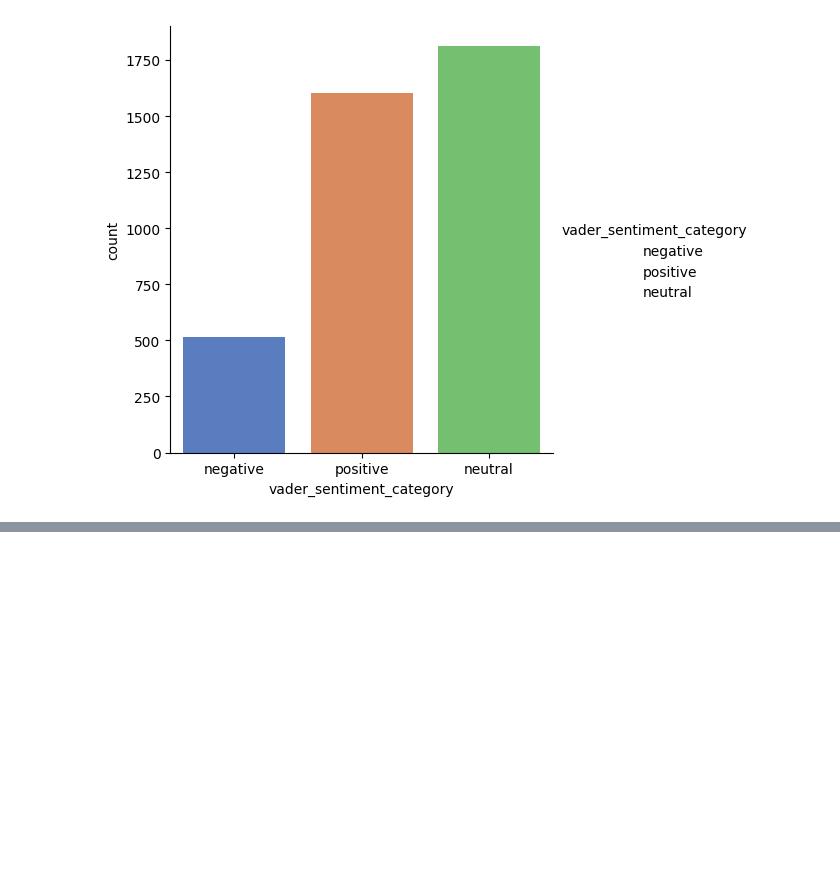
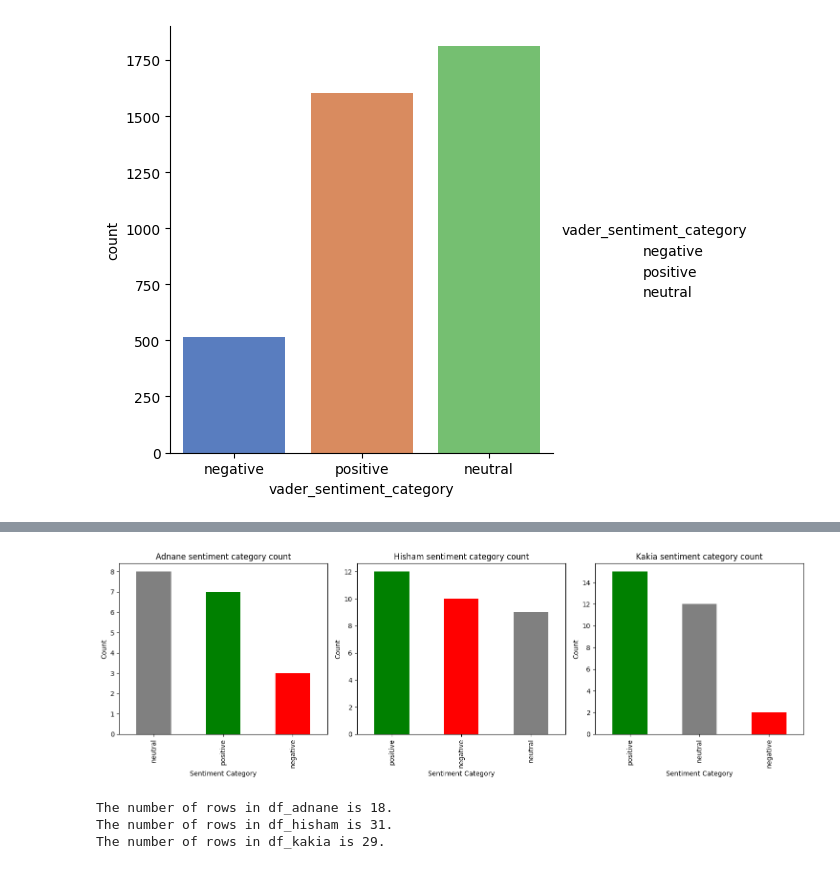
Before and after one commit to leroyokosi/msc_whatsapp_analysis, a Jupyter notebook: code.ipynb, the cells around one changed output, grey strips where cells are left out. Drawn from its saved outputs; the diff is of its cells as text; code cells hidden in the pictures; blank space fills up the shorter version.

Commit message:
Sentiment Analysis per lecturer

```diff
--- a/code.ipynb
+++ b/code.ipynb
@@ -197,0 +267,8 @@ df.head(10)
+# %%
+# Create a new DataFrame that only contains the rows with the word 'hisham' or 'Hisham' in the 'Message' column
+df_hisham = df[df['Message'].str.contains('hisham|Hisham', na=False)]
+
+# Select only the required columns
+df_hisham = df_hisham[['User', 'Message', 'DateTime', 'vader_compound', 'vader_sentiment_category']]
+
+df_hisham.head()
@@ -197,0 +282,8 @@ df.head(10)
+# %%
+# Create a new DataFrame that only contains the rows with the word 'kakia' or 'Kakia' in the 'Message' column
+df_kakia = df[df['Message'].str.contains('kakia|Kakia', na=False)]
+
+# Select only the required columns
+df_kakia = df_kakia[['User', 'Message', 'DateTime', 'vader_compound', 'vader_sentiment_category']]
+
+df_kakia.head()
@@ -197,0 +297,49 @@ df.head(10)
+# %%
+import matplotlib.pyplot as plt
+
+fig, axs = plt.subplots(1, 3, figsize=(15, 5))
+
+# Get the counts of each category for Adnane
+category_counts_adnane = df_adnane['vader_sentiment_category'].value_counts()
+
+# Plot a bar graph for Adnane
+category_counts_adnane.plot(kind='bar', color=['grey', 'green', 'red'], ax=axs[0])
+axs[0].set_xlabel('Sentiment Category')
+axs[0].set_ylabel('Count')
+axs[0].set_title('Adnane sentiment category count')
+
+# Get the counts of each category for Hisham
+category_counts_hisham = df_hisham['vader_sentiment_category'].value_counts()
+
+# Plot a bar graph for Hisham
+category_counts_hisham.plot(kind='bar', color=['green', 'red', 'grey'], ax=axs[1])
+axs[1].set_xlabel('Sentiment Category')
+axs[1].set_ylabel('Count')
+axs[1].set_title('Hisham sentiment category count')
+
+# Get the counts of each category for Kakia
+category_counts_kakia = df_kakia['vader_sentiment_category'].value_counts()
+
+# Plot a bar graph for Kakia
+category_counts_kakia.plot(kind='bar', color=['green', 'grey', 'red'], ax=axs[2])
+axs[2].set_xlabel('Sentiment Category')
+axs[2].set_ylabel('Count')
+axs[2].set_title('Kakia sentiment category count')
+
+plt.tight_layout()
+plt.show()
+# %% [output]
+[figure, added]
+# %%
+# Get the number of rows in each DataFrame
+num_rows_adnane = df_adnane.shape[0]
+num_rows_hisham = df_hisham.shape[0]
+num_rows_kakia = df_kakia.shape[0]
+
+print(f'The number of rows in df_adnane is {num_rows_adnane}.')
+print(f'The number of rows in df_hisham is {num_rows_hisham}.')
+print(f'The number of rows in df_kakia is {num_rows_kakia}.')
+# %% [output]
+The number of rows in df_adnane is 18.
+The number of rows in df_hisham is 31.
+The number of rows in df_kakia is 29.
```
Also changed, not shown: parts of 8 cells of this notebook.
